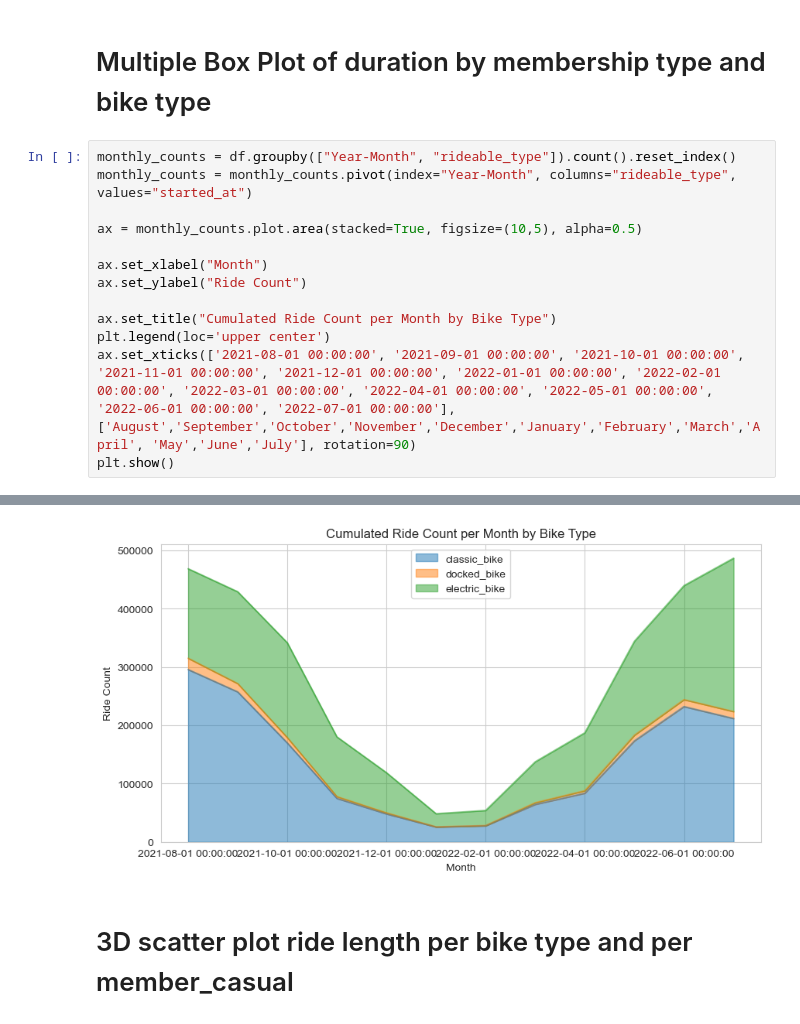
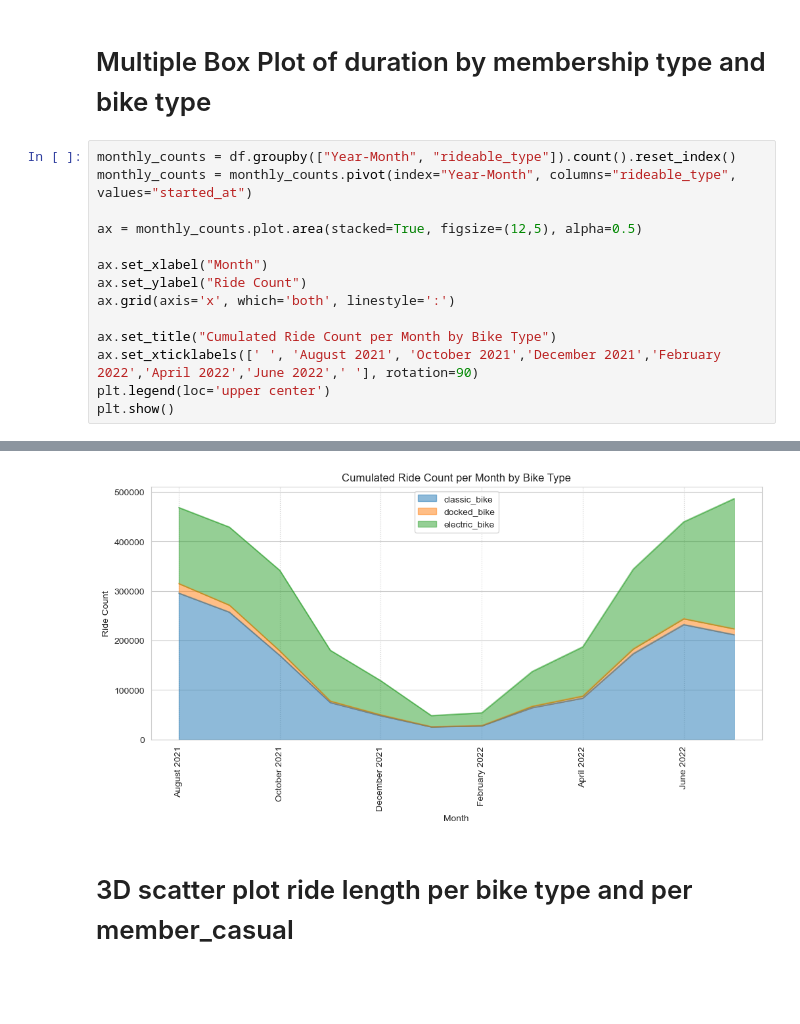
Before and after one commit to yenle2092/Project-Week4_Data_visualization_Bikes, a Jupyter notebook: Data preparation & Coding of the charts on Matplotlib.ipynb, the cells around one changed output, grey strips where cells are left out. Drawn from its saved outputs; the diff is of its cells as text; blank space fills up the shorter version.

```diff
--- a/Data preparation & Coding of the charts on Matplotlib.ipynb
+++ b/Data preparation & Coding of the charts on Matplotlib.ipynb
@@ -448,13 +448,14 @@ RangeIndex(start=0, stop=13, step=1)
 monthly_counts = df.groupby(["Year-Month", "rideable_type"]).count().reset_index()
 monthly_counts = monthly_counts.pivot(index="Year-Month", columns="rideable_type", values="started_at")
 
-ax = monthly_counts.plot.area(stacked=True, figsize=(10,5), alpha=0.5)
+ax = monthly_counts.plot.area(stacked=True, figsize=(12,5), alpha=0.5)
 
 ax.set_xlabel("Month")
 ax.set_ylabel("Ride Count")
+ax.grid(axis='x', which='both', linestyle=':')
 
 ax.set_title("Cumulated Ride Count per Month by Bike Type")
+ax.set_xticklabels([' ', 'August 2021', 'October 2021','December 2021','February 2022','April 2022','June 2022',' '], rotation=90)
 plt.legend(loc='upper center')
-ax.set_xticks(['2021-08-01 00:00:00', '2021-09-01 00:00:00', '2021-10-01 00:00:00', '2021-11-01 00:00:00', '2021-12-01 00:00:00', '2022-01-01 00:00:00', '2022-02-01 00:00:00', '2022-03-01 00:00:00', '2022-04-01 00:00:00', '2022-05-01 00:00:00', '2022-06-01 00:00:00', '2022-07-01 00:00:00'], ['August','September','October','November','December','January','February','March','April', 'May','June','July'], rotation=90)
 plt.show()
 # %% [output]
@@ -462,4 +462,4 @@ ConversionError: Failed to convert value(s) to axis units: ['2021-08-01 00:00:00
-[figure, old version]
+[figure, new version]
 # %% [markdown]
 # 3D scatter plot ride length per bike type and per member_casual
 # %%
```
Also changed, not shown: parts of 3 cells of this notebook, 1 other file.
